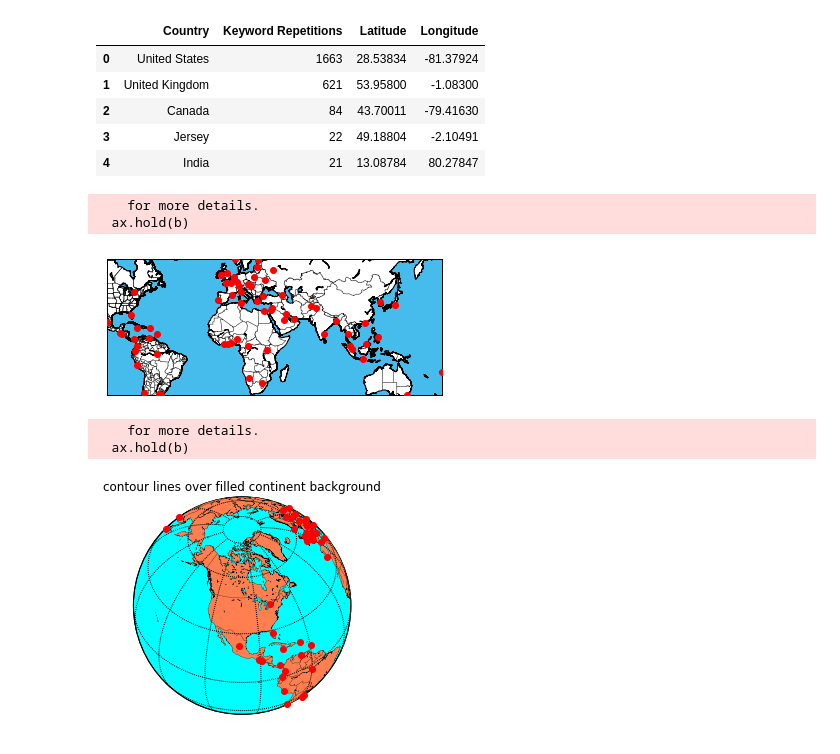
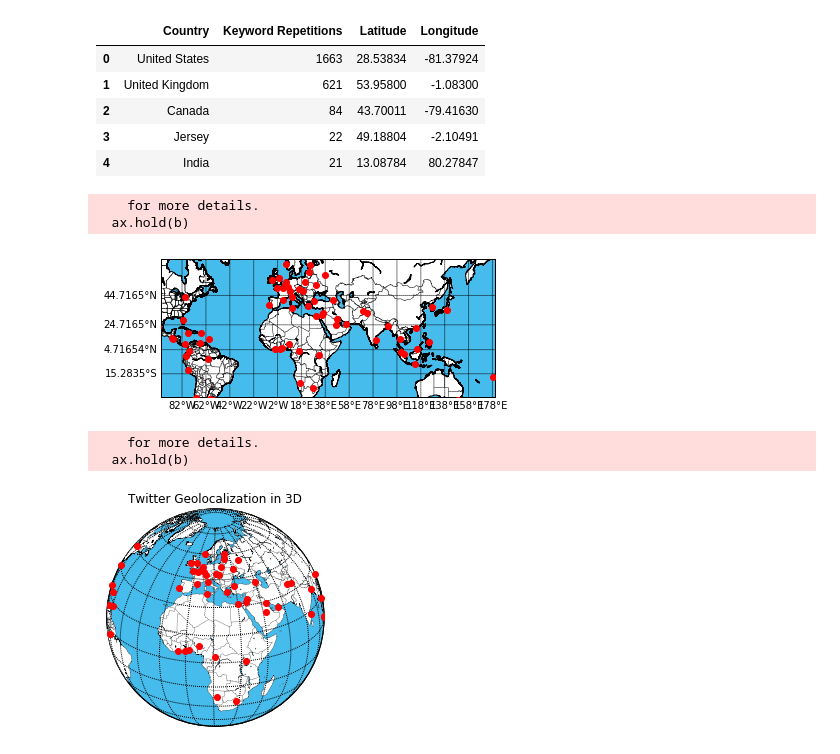
Before and after one commit to DerekChiangTW/CS690V-Visual-Analytics, a Jupyter notebook: HW6/geo map.ipynb, the cells around one changed output. Cells and saved outputs as stored; diff of their text form; code cells hidden in the pictures.

```diff
--- a/HW6/geo map.ipynb
+++ b/HW6/geo map.ipynb
@@ -22,53 +24,79 @@ df.head()
 | 3 | Jersey | 22 | 49.18804 | -2.10491 |
 | 4 | India | 21 | 13.08784 | 80.27847 |
 # %%
-lat=df['Latitude'].values
-lon=df['Longitude'].values
+# read data in ColumnDataSource
+Latitude=df['Latitude']
+Longitude=df['Longitude']
 Keyword_Repetitions=df['Keyword Repetitions']
 Country=df['Country']
+source=ColumnDataSource(data=dict(x=Longitude,y=Latitude,Coun=Country,Keyword_Repetitions=Keyword_Repetitions))
 # %%
-# determine range to print based on min, max lat and lon of the data
-margin=2
-lat_min=min(lat)
-lat_max=max(lat)
-lon_min=min(lon)
-lon_max=max(lon)
+# Twitter Geolocalization in 2D
+lat=Latitude.values
+lon=Longitude.values
+
+# determine range to print based on min, max lat and long of the data
+lat_min=min(lat)+2
+lat_max=max(lat)+2
+lon_min=min(lon)+2
+lon_max=max(lon)+2
 
 # create map using BASEMAP
 m=Basemap(llcrnrlon=lon_min,llcrnrlat=lat_min,urcrnrlon=lon_max,urcrnrlat=lat_max,lat_0=(lat_max - lat_min)/2,lon_0=(lon_max-lon_min)/2,
-            projection='merc',resolution = 'h',area_thresh=10000.,)
+            projection='merc',resolution = 'h',area_thresh=10000)
+
+# draw coastlines
 m.drawcoastlines()
+# draw country boundaries
 m.drawcountries()
+# draw states.
 m.drawstates()
+# draw the boundary of the map
 m.drawmapboundary(fill_color='#46bcec')
+# fill continent
 m.fillcontinents(color='white',lake_color='#46bcec')
-# convert lat and lon to map projection coordinates
+
+# convert lat and lon to map coordinates
 lons,lats=m(lon, lat)
-# plot points as red dots
+# draw scatte points on the map
 m.scatter(lons,lats,color='red',zorder=5)
+# draw Longitude axis
+m.drawparallels(np.arange(min(lat),max(lat),20),labels=[1])
+# draw Latitude axis
+m.drawmeridians(np.arange(min(lon),max(lon),20),labels=[1,1,0,1])
 plt.show()
 # %% [output]
     for more details.
   ax.hold(b)
-[figure, old version]
+[figure, new version]
 # %%
-map=Basemap(projection='ortho',lat_0=45,lon_0=-100,resolution='l')
-map.drawcoastlines(linewidth=0.25)
-map.drawcountries(linewidth=0.25)
-map.fillcontinents(color='coral',lake_color='aqua')
-# draw the edge of the map projection region (the projection limb)
-map.drawmapboundary(fill_color='aqua')
-# draw lat/lon grid lines every 30 degrees.
-map.drawmeridians(np.arange(0,360,30))
-map.drawparallels(np.arange(-90,90,30))
+#create map using BASEMAP
 
-# compute native map projection coordinates of lat/lon grid.
-lons,lats=map(lon,lat)
-map.scatter(lons, lats,color='r',zorder=5)
-plt.title('contour lines over filled continent background')
+#looking down at median(lon,lat)
+m2=Basemap(projection='ortho',lat_0=np.median(lat),lon_0=np.median(lon),resolution='l')
+
+# draw coastlines
+m2.drawcoastlines(linewidth=0.25)
+# draw country boundaries
+m2.drawcountries(linewidth=0.25)
+# draw the boundary of the map
+m2.drawmapboundary(fill_color='#46bcec')
+# fill continent
+m2.fillcontinents(color='white',lake_color='#46bcec')
+
+# draw lat/lon grid lines every 15 degrees.
+m2.drawmeridians(np.arange(0,360,15))
+m2.drawparallels(np.arange(-90,90,15))
+
+# convert lat and lon to map coordinates
+lons,lats=m2(lon,lat)
+# draw scatte points on the map
+m2.scatter(lons, lats,color='red',zorder=5)
+plt.title('Twitter Geolocalization in 3D')
+
 plt.show()
 # %% [output]
     for more details.
   ax.hold(b)
-[figure, old version]
+[figure, new version]
 # %%
```
Also changed, not shown: parts of 6 cells of this notebook.
